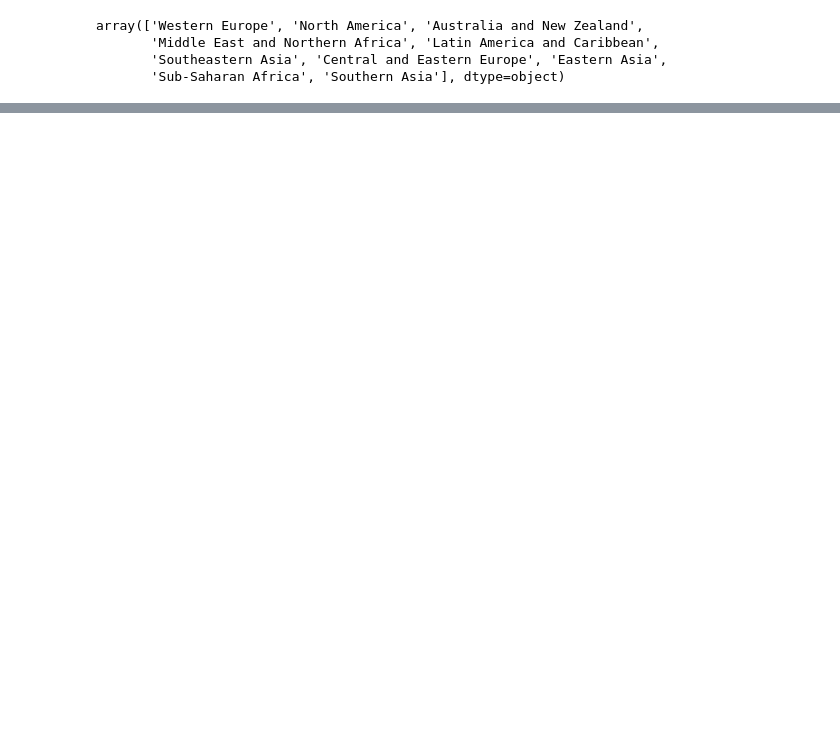
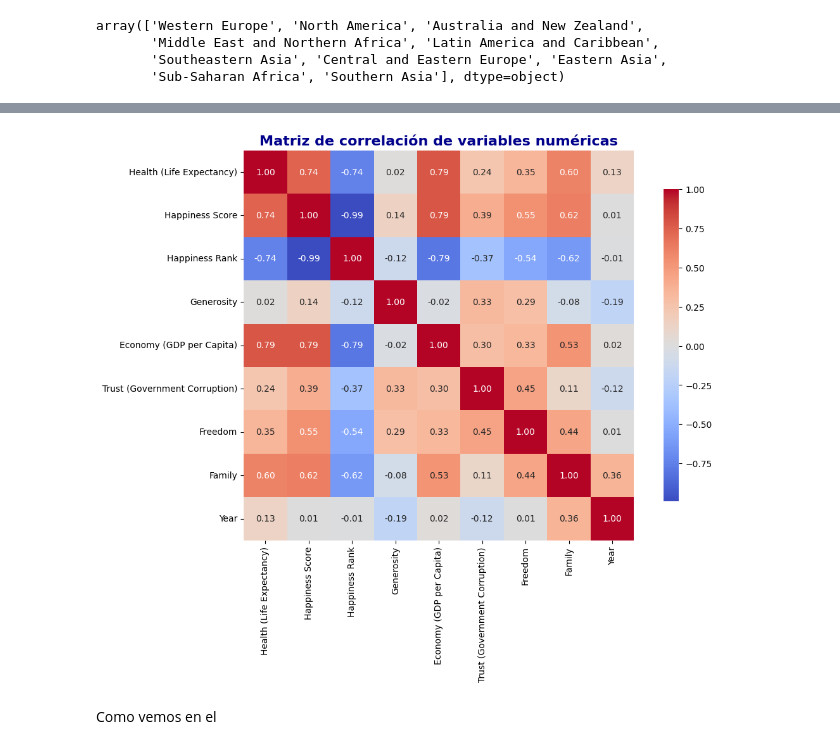
Before and after one commit to JuanDavidDazaR/workshop3-happiness-streaming, a Jupyter notebook: notebooks/001_EDA.ipynb, the cells around one changed output, grey strips where cells are left out. Cells and saved outputs as stored; diff of their text form; code cells hidden in the pictures; blank space fills up the shorter version.

```diff
--- a/notebooks/001_EDA.ipynb
+++ b/notebooks/001_EDA.ipynb
@@ -112,0 +747,15 @@ array(['Western Europe', 'North America', 'Australia and New Zealand',
+# %%
+numerical_cols = df_unido.select_dtypes(include=['int64', 'float64'])
+
+
+for col in numerical_cols:
+    print(f"\n--- Handling Outliers for {col} ---")
+
+    Q1 = df_unido[col].quantile(0.25)
+    Q3 = df_unido[col].quantile(0.75)
+    IQR = Q3 - Q1
+    lower_limit = Q1 - 1.5 * IQR
+    upper_limit = Q3 + 1.5 * IQR
+
+    outliers = df_unido[(df_unido[col] < lower_limit) | (df_unido[col] > upper_limit)]
+    print(f"Number of Outliers: {len(outliers)}")
@@ -112,0 +805,11 @@ array(['Western Europe', 'North America', 'Australia and New Zealand',
+# %%
+matrix_corre = numerical_cols.corr()
+
+plt.figure(figsize=(12, 8))
+sns.heatmap(matrix_corre, annot=True, fmt=".2f", cmap="coolwarm", square=True, cbar_kws={"shrink": .8})
+plt.title("Matriz de correlación de variables numéricas", fontsize=16, fontweight="bold", color="darkblue")
+plt.show()
+# %% [output]
+[figure, added]
+# %% [markdown]
+Como vemos en el
```
Also changed, not shown: parts of 76 cells of this notebook.
